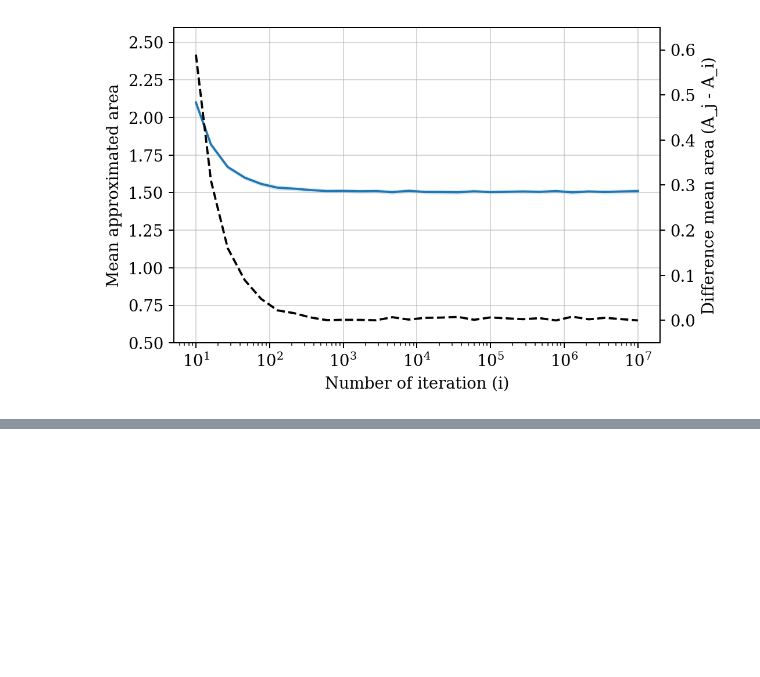
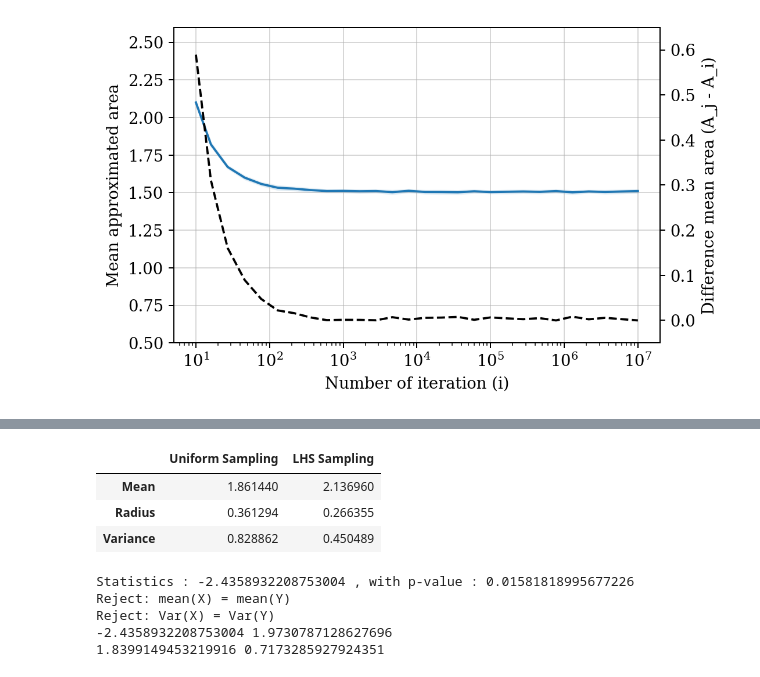
Before and after one commit to soudy/stoch-simulation-assignment1, a Jupyter notebook: notebooks/Mandelbrot_Monte_Carlo.ipynb, the cells around one changed output, grey strips where cells are left out. Cells and saved outputs as stored; diff of their text form; code cells hidden in the pictures; blank space fills up the shorter version.

```diff
--- a/notebooks/Mandelbrot_Monte_Carlo.ipynb
+++ b/notebooks/Mandelbrot_Monte_Carlo.ipynb
@@ -410,0 +534,48 @@ ax = sns.violinplot(x="Sample_method", y="Values", data=df)
+# %%
+#Table
+Mean_Uni = np.mean(Approx_areas_list_Uni_Bad_est)
+a_Uni = sp_confidence_interval(Approx_areas_list_Uni_Bad_est)
+Var_Uni = np.var(Approx_areas_list_Uni_Bad_est, ddof = 1)
+
+Mean_LHS = np.mean(Approx_areas_list_LHS_Bad_est)
+a_LHS = sp_confidence_interval(Approx_areas_list_LHS_Bad_est)
+Var_LHS = np.var(Approx_areas_list_LHS_Bad_est, ddof = 1)
+
+table = pd.DataFrame(np.array([[Mean_Uni, Mean_LHS], [a_Uni, a_LHS], [Var_Uni, Var_LHS]]),
+                  columns=['Uniform Sampling', 'LHS Sampling'], index = ['Mean', 'Radius', 'Variance'])
+
+display(table)
+# %% [output]
+|  | Uniform Sampling | LHS Sampling |
+| Mean | 1.861440 | 2.136960 |
+| Radius | 0.361294 | 0.266355 |
+| Variance | 0.828862 | 0.450489 |
+# %%
+
+#Welch's t-test: Check if samplings methods have the same mean (Two-sided, assuming different variance)
+statistic, p_value = scipy.stats.ttest_ind(Approx_areas_list_Uni_Bad_est, Approx_areas_list_LHS_Bad_est, equal_var = False)
+print("Statistics :", statistic, ", with p-value :", p_value)
+
+Actual_value_W, Critical_value_W = Welsch_test(Approx_areas_list_Uni_Bad_est, Approx_areas_list_LHS_Bad_est, p = 0.95)
+if np.abs(Actual_value_W) < Critical_value_W:
+    print("Accept: mean(X) = mean(Y)")
+else:
+    print("Reject: mean(X) = mean(Y)")
+
+
+#F-test Fischer: Check if Variances are different
+Actual_value_F, Critical_value_F = F_test(Approx_areas_list_Uni_Bad_est, Approx_areas_list_LHS_Bad_est, p = 0.95)
+if Actual_value_F < Critical_value_F:
+    print("Accept: Var(X) = Var(Y)")
+else:
+    print("Reject: Var(X) = Var(Y)")
+
+
+print(Actual_value_W, Critical_value_W)
+print(Actual_value_F, Critical_value_F)
+# %% [output]
+Statistics : -2.4358932208753004 , with p-value : 0.01581818995677226
+Reject: mean(X) = mean(Y)
+Reject: Var(X) = Var(Y)
+-2.4358932208753004 1.9730787128627696
+1.8399149453219916 0.7173285927924351
```
Also changed, not shown: parts of 15 cells of this notebook, 3 other files.
